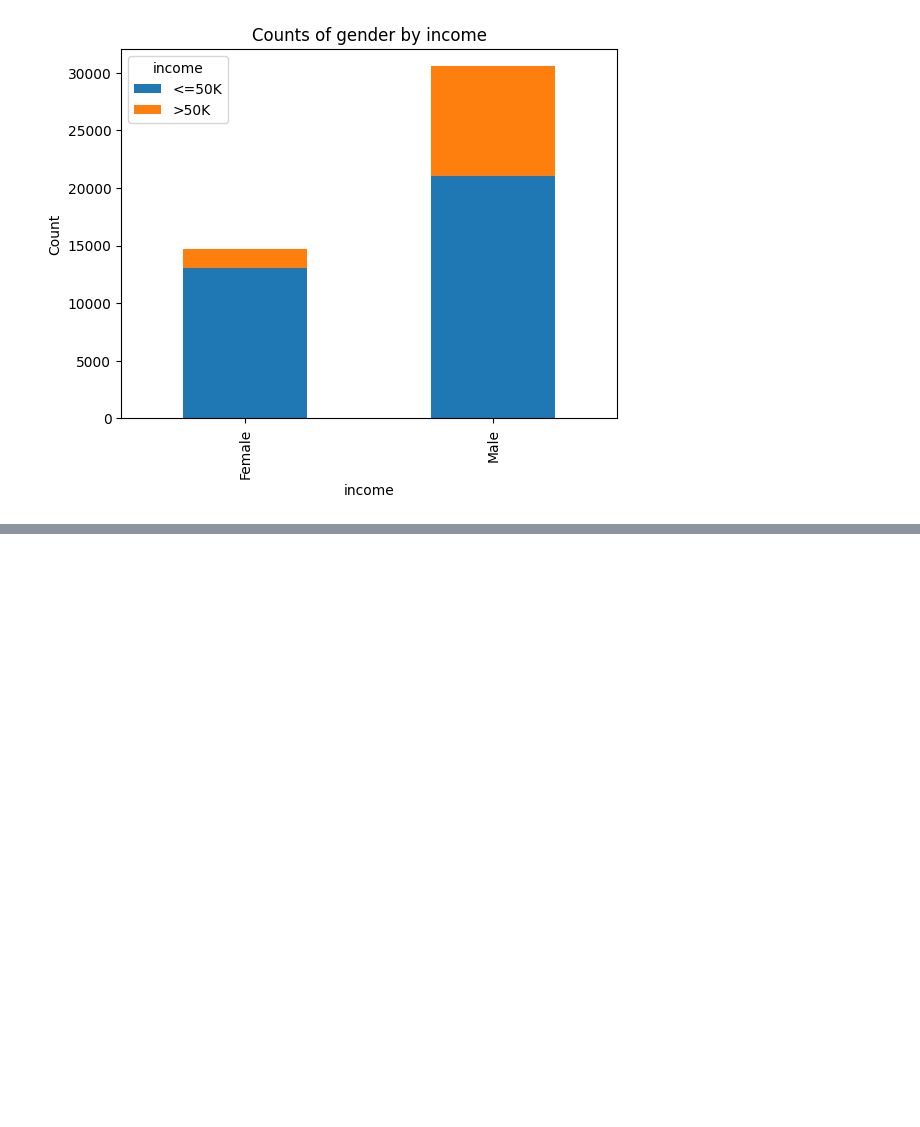
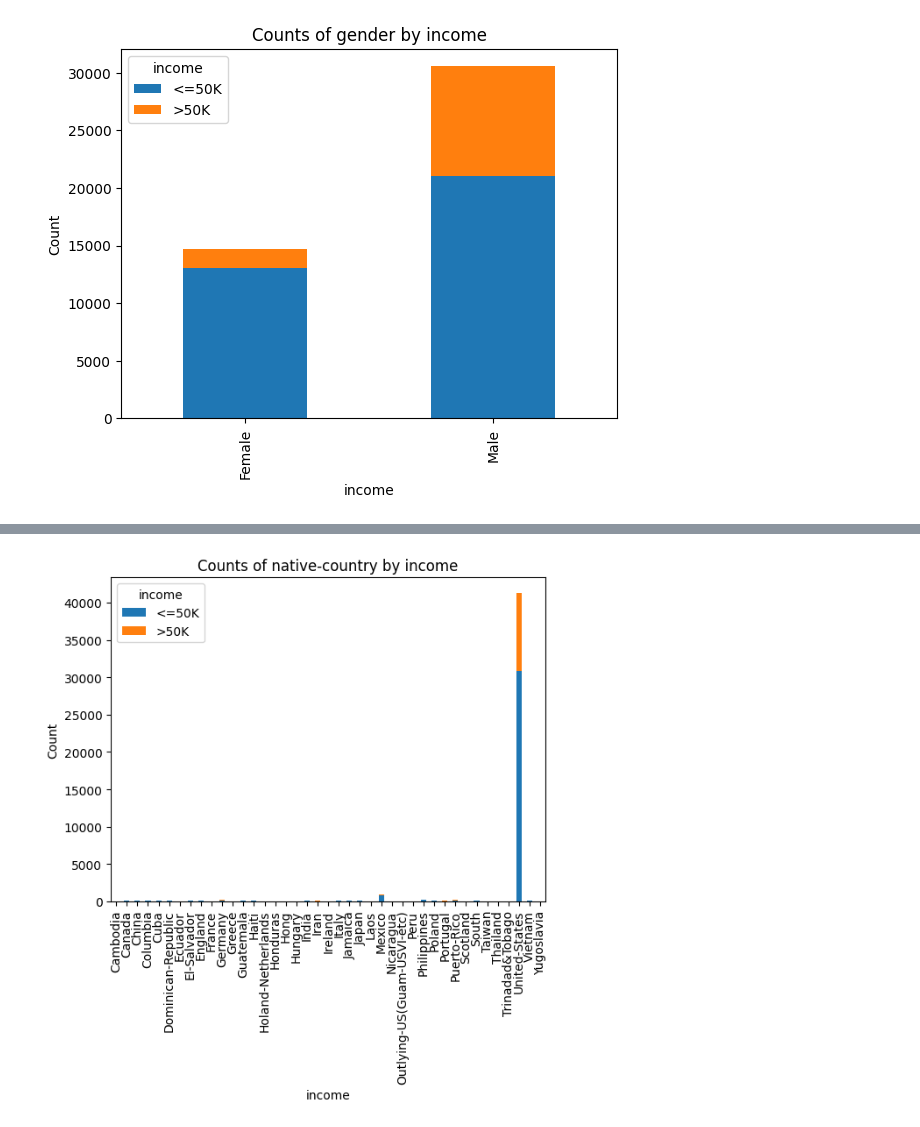
Before and after one commit to JomanaBakhiet/Mid-camp-project, a Jupyter notebook: notebooks/DATA-EXPLORING.ipynb, the cells around one changed output, grey strips where cells are left out. Drawn from its saved outputs; the diff is of its cells as text; code cells hidden in the pictures; blank space fills up the shorter version.

```diff
--- a/notebooks/DATA-EXPLORING.ipynb
+++ b/notebooks/DATA-EXPLORING.ipynb
@@ -361,0 +392,10 @@ plt.show()
+# %%
+crosstab7 = pd.crosstab(data['native-country'], data['income'])
+
+crosstab7.plot(kind='bar', stacked=True)
+plt.xlabel('income')
+plt.ylabel('Count')
+plt.title('Counts of native-country by income')
+plt.show()
+# %% [output]
+[figure, added]
```
Also changed, not shown: parts of 3 cells of this notebook.
